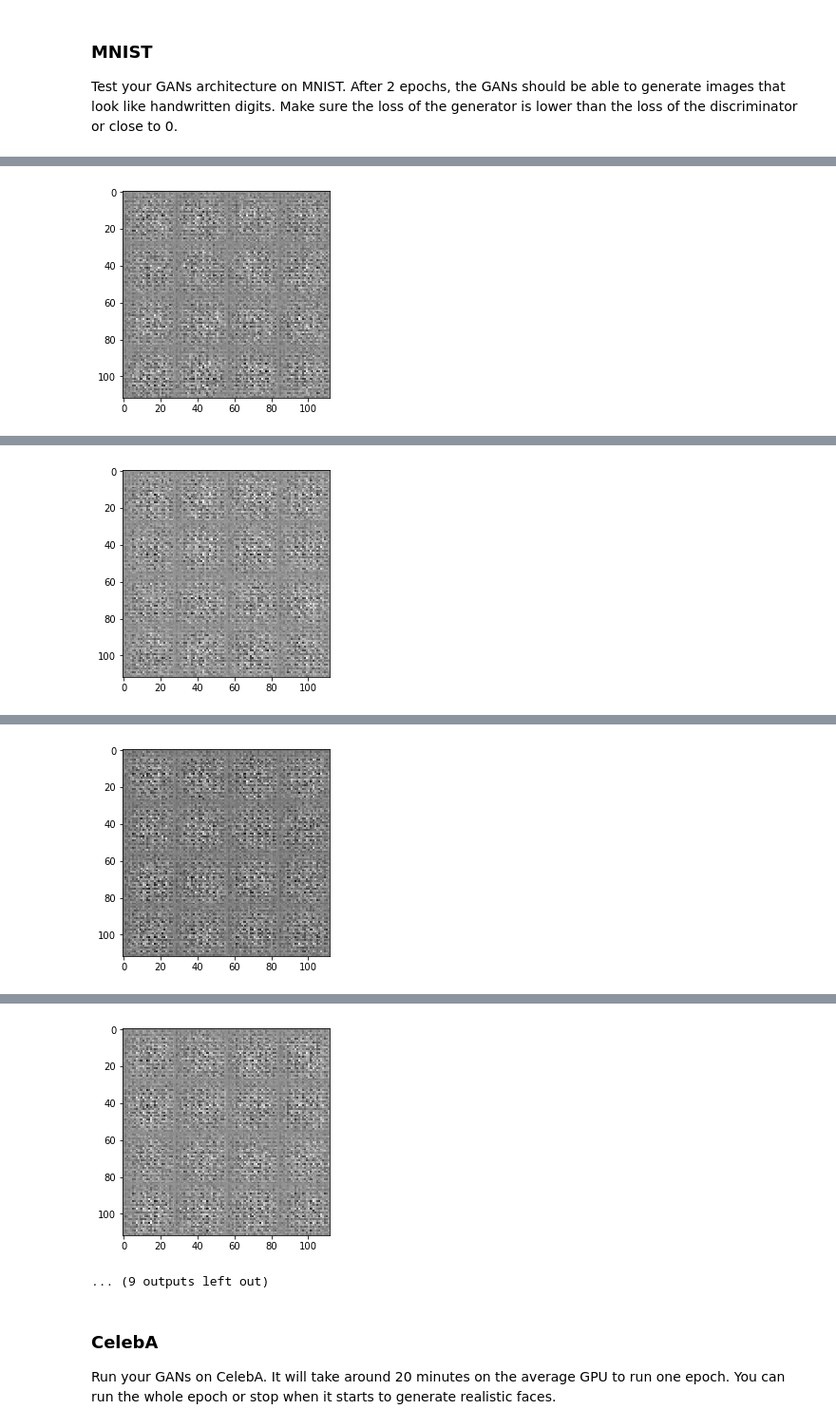
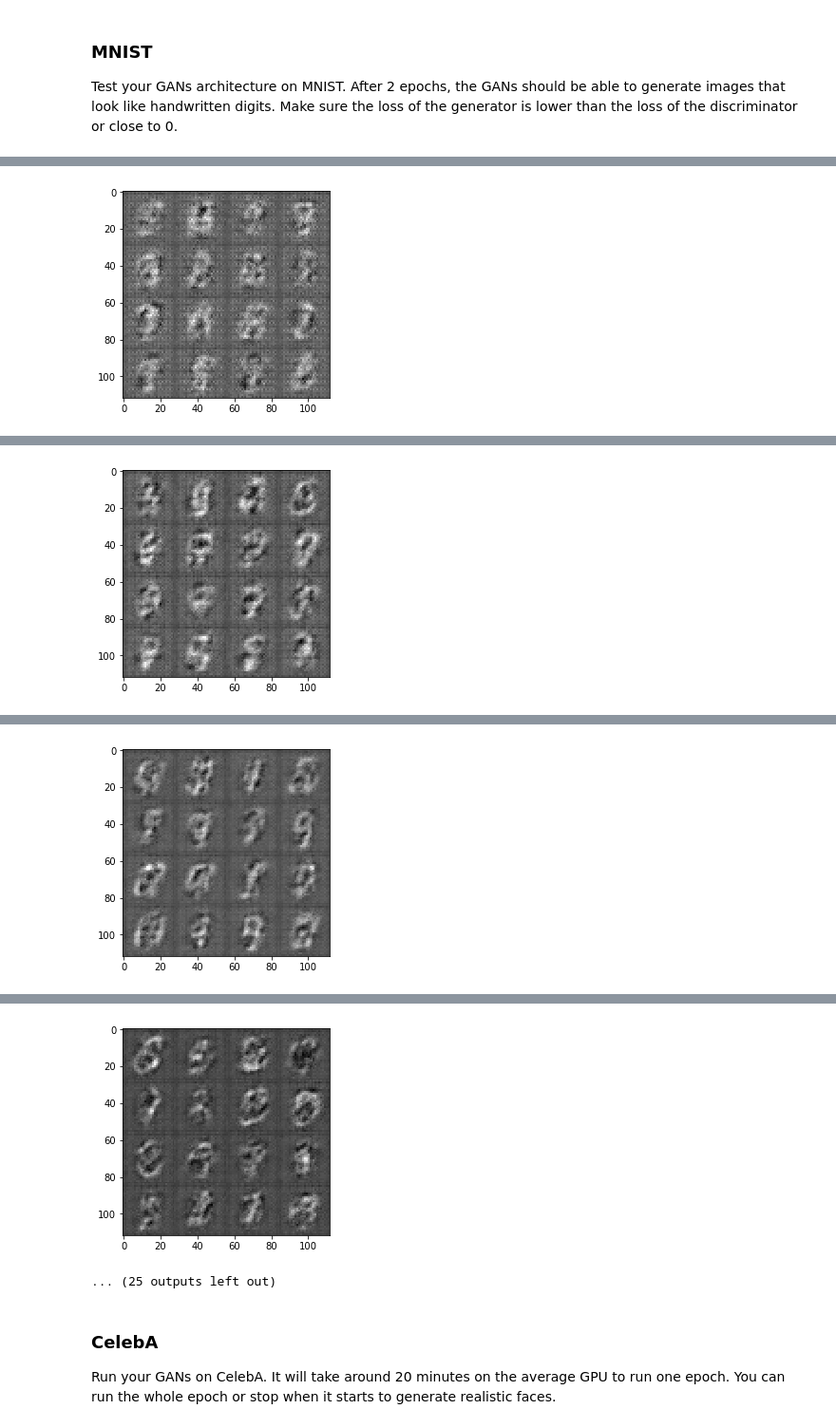
Before and after one commit to danherrera/DeepLearning, a Jupyter notebook: project5/dlnd_face_generation.ipynb, the cells around one changed output, grey strips where cells are left out. Shown at 95% size. Drawn from its saved outputs; the diff is of its cells as text; code cells hidden in the pictures.

```diff
--- a/project5/dlnd_face_generation.ipynb
+++ b/project5/dlnd_face_generation.ipynb
@@ -117,7 +117,7 @@ def model_inputs(image_width, image_height, image_channels, z_dim):
     """
     input_real = tf.placeholder(tf.float32, shape=(None, image_width, image_height, image_channels), name='input_real')
     input_z = tf.placeholder(tf.float32, shape=(None, z_dim), name='input_z')
-    learning_rate = tf.placeholder(tf.float32, (None), name='learning_rate')
+    learning_rate = tf.placeholder(tf.float32, name='learning_rate')
 
     return input_real, input_z, learning_rate
 
@@ -200,17 +200,17 @@ def generator(z, out_channel_dim, is_train=True):
         x1 = tf.layers.batch_normalization(x1, training=is_train)
         # 3x3x512
 
-        x2 = tf.layers.conv2d_transpose(x1, int(initial_depth/2), 5, strides=1, padding='valid')
+        x2 = tf.layers.conv2d_transpose(x1, int(initial_depth/2), 5, strides=1, padding='valid', kernel_initializer=tf.contrib.layers.xavier_initializer())
         x2 = tf.layers.batch_normalization(x2, training=is_train)
         x2 = lrelu(x2)
         # 7x7x256
 
-        x3 = tf.layers.conv2d_transpose(x2, int(initial_depth/4), 5, strides=2, padding='same')
+        x3 = tf.layers.conv2d_transpose(x2, int(initial_depth/4), 5, strides=2, padding='same', kernel_initializer=tf.contrib.layers.xavier_initializer())
         x3 = tf.layers.batch_normalization(x3, training=is_train)
         x3 = lrelu(x3)
         # 14x14x128
 
-        logits = tf.layers.conv2d_transpose(x3, out_channel_dim, 5, strides=2, padding='same')
+        logits = tf.layers.conv2d_transpose(x3, out_channel_dim, 5, strides=2, padding='same', kernel_initializer=tf.contrib.layers.xavier_initializer())
         # 28x28x{out_channel_dim}
 
         out = tf.tanh(logits)
@@ -242,10 +242,12 @@ def model_loss(input_real, input_z, out_channel_dim):
     d_model_real, d_logits_real = discriminator(input_real, reuse=False)
     d_model_fake, d_logits_fake = discriminator(g_model, reuse=True)
 
+    label_smoothing = 0.1
+
     d_loss_real = tf.reduce_mean(
-        tf.nn.sigmoid_cross_entropy_with_logits(logits=d_logits_real, labels=tf.ones_like(d_model_real)))
+        tf.nn.sigmoid_cross_entropy_with_logits(logits=d_logits_real, labels=tf.ones_like(d_model_real) * (1 - label_smoothing)))
     d_loss_fake = tf.reduce_mean(
-        tf.nn.sigmoid_cross_entropy_with_logits(logits=d_logits_fake, labels=tf.ones_like(d_model_real)))
+        tf.nn.sigmoid_cross_entropy_with_logits(logits=d_logits_fake, labels=tf.ones_like(d_model_fake)* label_smoothing))
     g_loss = tf.reduce_mean(
         tf.nn.sigmoid_cross_entropy_with_logits(logits=d_logits_fake, labels=tf.ones_like(d_model_fake)))
 
@@ -333,7 +336,7 @@ class GAN:
         self.d_loss, self.g_loss = model_loss(self.input_real, self.input_z, image_channels)
         self.d_opt, self.g_opt = model_opt(self.d_loss, self.g_loss, self.learning_rate, 0.5)
 # %%
-def train(epoch_count, batch_size, z_dim, learning_rate, beta1, get_batches, data_shape, data_image_mode):
+def train(epoch_count, batch_size, z_dim, learning_rate, beta1, get_batches, data_shape, data_image_mode, print_text_every=10, print_images_every=100):
     """
     Train the GAN
     :param epoch_count: Number of epochs
@@ -352,29 +355,30 @@ def train(epoch_count, batch_size, z_dim, learning_rate, beta1, get_batches, dat
     with tf.Session() as sess:
         sess.run(tf.global_variables_initializer())
         for epoch_i in range(epoch_count):
-            for batch_images in get_batches(batch_size):
+            for x in get_batches(batch_size):
                 steps += 1
 
                 batch_z = np.random.uniform(-1, 1, size=(batch_size, z_dim))
 
-                sess.run(gan.d_opt, feed_dict={gan.input_real: batch_images, gan.input_z: batch_z, gan.learning_rate: learning_rate})
-                sess.run(gan.g_opt, feed_dict={gan.input_real: batch_images, gan.input_z: batch_z, gan.learning_rate: learning_rate})
+                _ = sess.run(gan.d_opt, feed_dict={gan.input_real: x, gan.input_z: batch_z, gan.learning_rate: learning_rate})
+                _ = sess.run(gan.g_opt, feed_dict={gan.input_z: batch_z, gan.learning_rate: learning_rate})
 
-                train_loss_d = gan.d_loss.eval({gan.input_z: batch_z, gan.input_real: batch_images})
-                train_loss_g = gan.g_loss.eval({gan.input_z: batch_z})
+                if steps % print_text_every == 0:
+                    train_loss_d = gan.d_loss.eval({gan.input_z: batch_z, gan.input_real: x})
+                    train_loss_g = gan.g_loss.eval({gan.input_z: batch_z})
 
-                print("Epoch {}/{}...".format(epoch_i, epoch_count),
-                          "Discriminator Loss: {:.4f}...".format(train_loss_d),
-                          "Generator Loss: {:.4f}".format(train_loss_g))
-
-                show_generator_output(sess, 16, gan.input_z, channels, data_image_mode)
+                    print("Epoch {}/{}...".format(epoch_i + 1, epoch_count),
+                              "Discriminator Loss: {:.4f}...".format(train_loss_d),
+                              "Generator Loss: {:.4f}".format(train_loss_g))
+                if steps % print_images_every == 0:
+                    show_generator_output(sess, 16, gan.input_z, channels, data_image_mode)
 # %% [markdown]
 ### MNIST
 Test your GANs architecture on MNIST.  After 2 epochs, the GANs should be able to generate images that look like handwritten digits.  Make sure the loss of the generator is lower than the loss of the discriminator or close to 0.
 # %%
 batch_size = 64
 z_dim = 100
-learning_rate = 0.001
+learning_rate = 0.0001
 beta1 = 0.5
 
 
@@ -396 +427 @@ Epoch 0/2... Discriminator Loss: 0.0000... Generator Loss: 0.0000
-[figure, old version]
+[figure, new version]
@@ -398 +438 @@ Epoch 0/2... Discriminator Loss: 0.0000... Generator Loss: 0.0000
-[figure, old version]
+[figure, new version]
@@ -400 +449 @@ Epoch 0/2... Discriminator Loss: 0.0000... Generator Loss: 0.0000
-[figure, old version]
+[figure, new version]
@@ -402,5 +460,5 @@ Epoch 0/2... Discriminator Loss: 0.0000... Generator Loss: 0.0000
-[figure, old version]
+[figure, new version]
-... (9 outputs left out)
+... (25 outputs left out)
 # %% [markdown]
 ### CelebA
 Run your GANs on CelebA.  It will take around 20 minutes on the average GPU to run one epoch.  You can run the whole epoch or stop when it starts to generate realistic faces.
```
Also changed, not shown: parts of 5 cells of this notebook, 1 other file.
